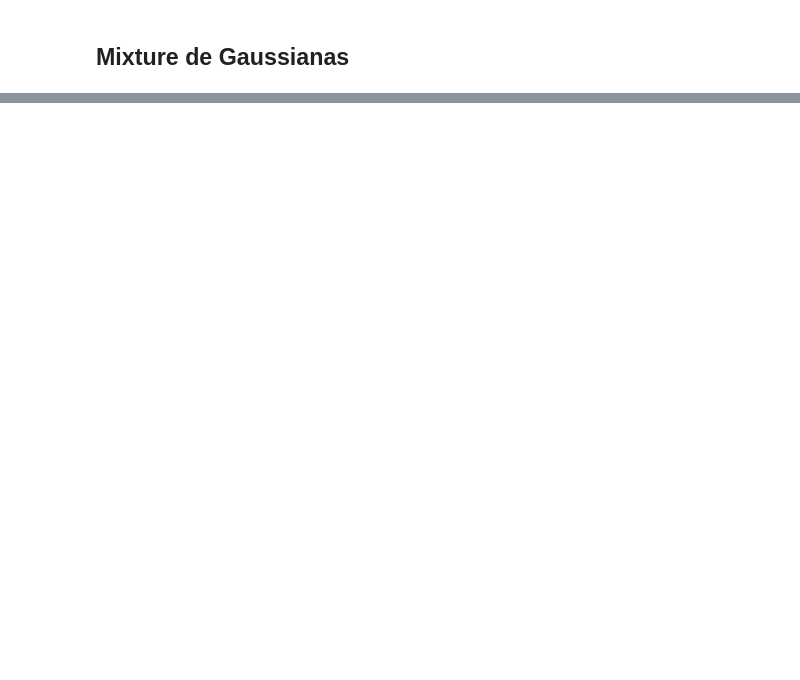
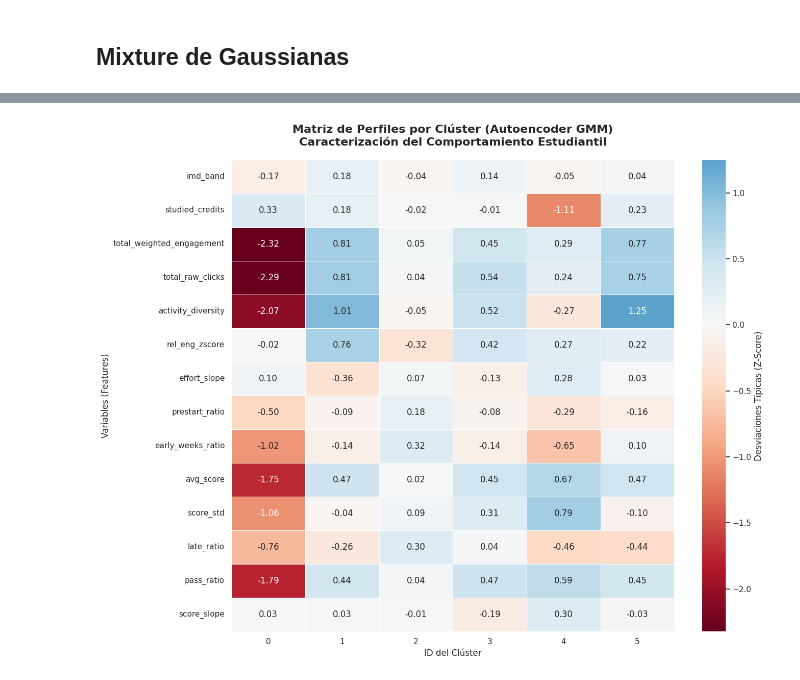
Before and after one commit to MichaeLaudrup/Artificial_Intelligence_Msc, a Jupyter notebook: TFM_education_ai_analytics/notebooks/3__clustering_exploration.ipynb, the cells around one changed output, grey strips where cells are left out. Saved outputs shown, nothing was run; the diff lists cells and outputs as text; code cells hidden in the pictures; blank space fills up the shorter version.

```diff
--- a/TFM_education_ai_analytics/notebooks/3__clustering_exploration.ipynb
+++ b/TFM_education_ai_analytics/notebooks/3__clustering_exploration.ipynb
@@ -458,0 +799,39 @@ Passing `palette` without assigning `hue` is deprecated and will be removed in v
+# %%
+# =========================================================
+# 11) Matriz de Caracterización (Heatmap de Perfiles)
+# =========================================================
+import seaborn as sns
+
+# 1) Preparar los datos: Usamos df_features (que ya están normalizadas)
+# y les pegamos las etiquetas del Autoencoder
+df_profiles = df_features.copy()
+df_profiles['Cluster'] = labels_ae_gmm
+
+# 2) Calcular la media de cada variable por clúster
+cluster_means = df_profiles.groupby('Cluster').mean()
+
+# 3) Seleccionar las variables más representativas (para que el gráfico sea legible)
+# Aquí puedes ajustar las columnas si quieres ver unas específicas
+# Seleccionamos: Engagement total, Scores, y algunas de actividad clave.
+cols_interes = [c for c in cluster_means.columns if any(x in c for x in
+               ['weighted', 'score', 'total', 'diversity', 'ratio', 'slope', 'imd', 'credits'])]
+
+cluster_means_filtered = cluster_means[cols_interes].T
+
+# 4) Visualización de la Matriz (Heatmap)
+plt.figure(figsize=(14, 12))
+sns.heatmap(cluster_means_filtered,
+            annot=True,
+            fmt=".2f",
+            cmap="RdBu",
+            center=0,
+            cbar_kws={'label': 'Desviaciones Típicas (Z-Score)'},
+            linewidths=.5)
+
+plt.title("Matriz de Perfiles por Clúster (Autoencoder GMM)\nCaracterización del Comportamiento Estudiantil",
+          fontsize=16, fontweight='bold', pad=20)
+plt.xlabel("ID del Clúster", fontsize=12)
+plt.ylabel("Variables (Features)", fontsize=12)
+plt.show()
+# %% [output]
+[figure, added]
```
Also changed, not shown: parts of 14 cells of this notebook, 3 other files.
